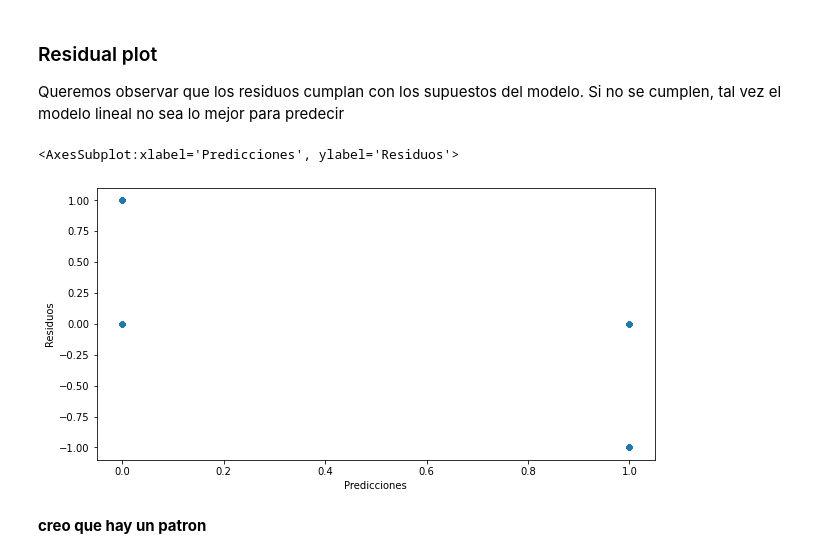
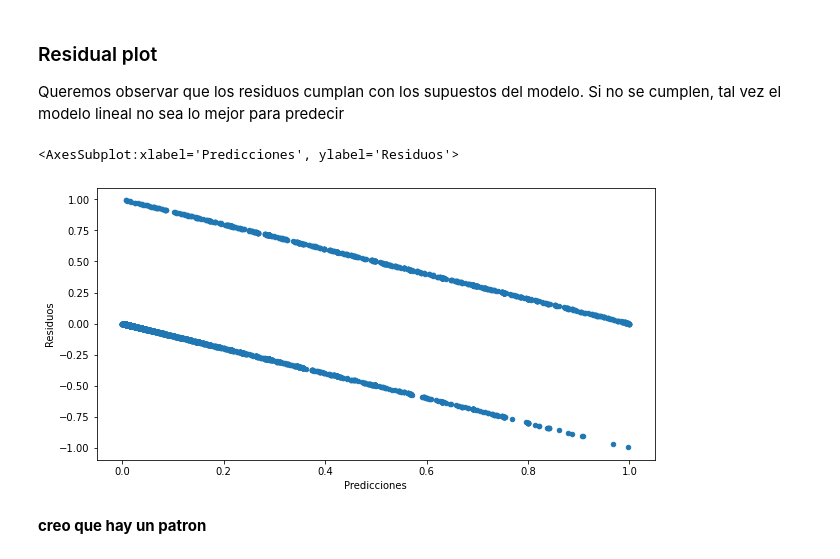
Before and after one commit to solfonte/TP1-OrganizacionDeDatos, a Jupyter notebook: parte_2/regresionLogistica.ipynb, the cells around one changed output. Drawn from its saved outputs; the diff is of its cells as text; code cells hidden in the pictures.

Commit message:
Fix de residual plot de la regresion (sigue dando un patron)

```diff
--- a/parte_2/regresionLogistica.ipynb
+++ b/parte_2/regresionLogistica.ipynb
@@ -134,12 +136,14 @@ Queremos observar que los residuos cumplan con los supuestos del modelo. Si no s
 # %%
 plt.rcParams['figure.figsize'] = (10, 5)
 
-preds = pd.DataFrame({"Predicciones": y_pred, "true": y_test})
+y_pred_proba = regresionFinal.predict_proba(X_test)[:,1]
+
+preds = pd.DataFrame({"Predicciones": y_pred_proba, "true": y_test})
 preds["Residuos"] = preds["true"] - preds["Predicciones"]
 preds.plot(x="Predicciones", y="Residuos", kind="scatter")
 # %% [output]
 <AxesSubplot:xlabel='Predicciones', ylabel='Residuos'>
-[figure, old version]
+[figure, new version]
 # %% [markdown]
 **creo que hay un patron**
 # %% [markdown]
```
Also changed, not shown: parts of 2 cells of this notebook.
